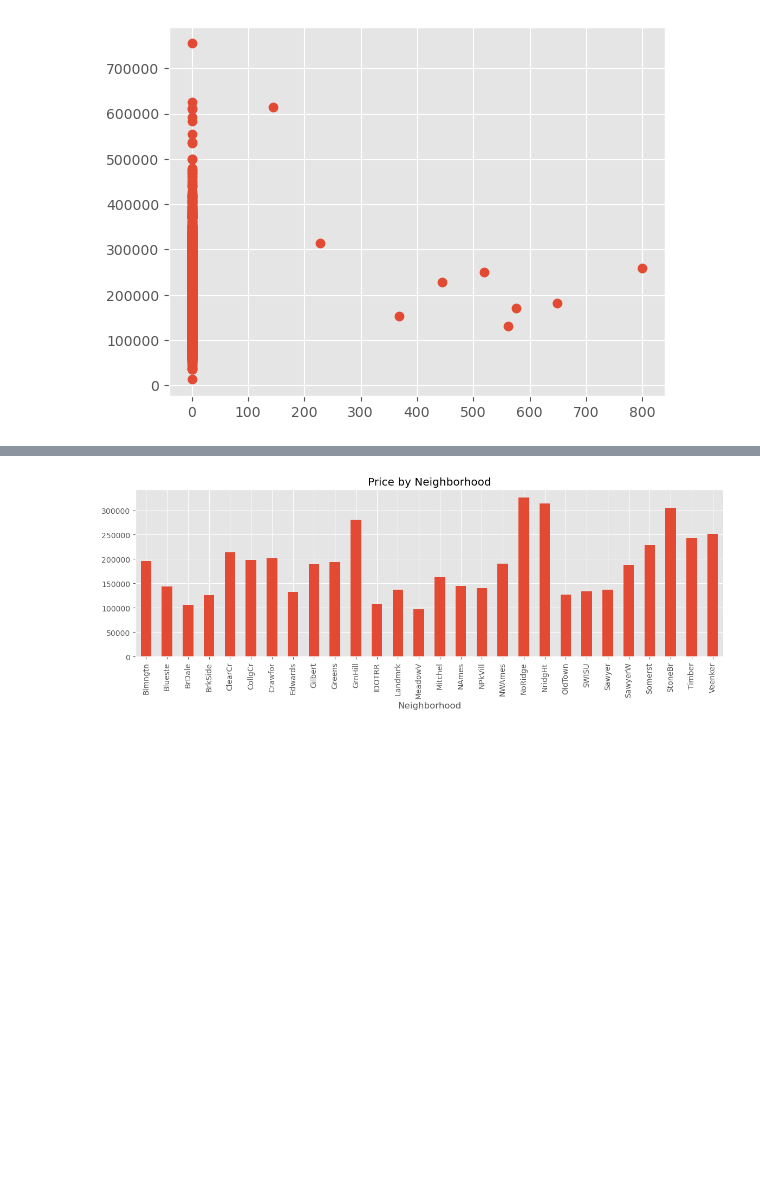
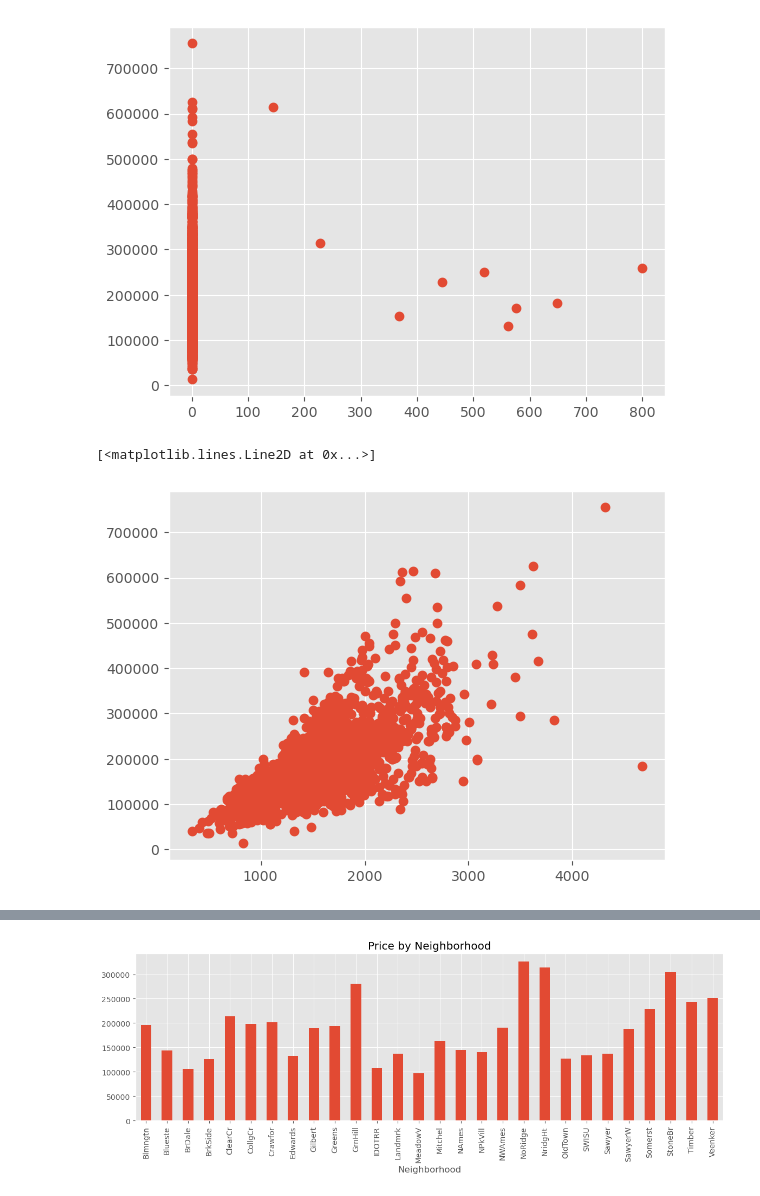
Before and after one commit to Na-ta-lie/Ames-Price-Prediction, a Jupyter notebook: Ames_pre_processing.ipynb, the cells around one changed output, grey strips where cells are left out. Saved outputs shown, nothing was run; the diff lists cells and outputs as text; code cells hidden in the pictures; blank space fills up the shorter version.

```diff
--- a/Ames_pre_processing.ipynb
+++ b/Ames_pre_processing.ipynb
@@ -205,3 +205,8 @@ plt.plot(housing['PoolArea'], housing['SalePrice'], 'o')
 # %% [output]
 [<matplotlib.lines.Line2D at 0x...>]
 [figure]
+# %%
+plt.plot(housing['GrLivArea'], housing['SalePrice'], 'o')
+# %% [output]
+[<matplotlib.lines.Line2D at 0x...>]
+[figure, added]
```
Also changed, not shown: parts of 2 cells of this notebook, 2 other files.
